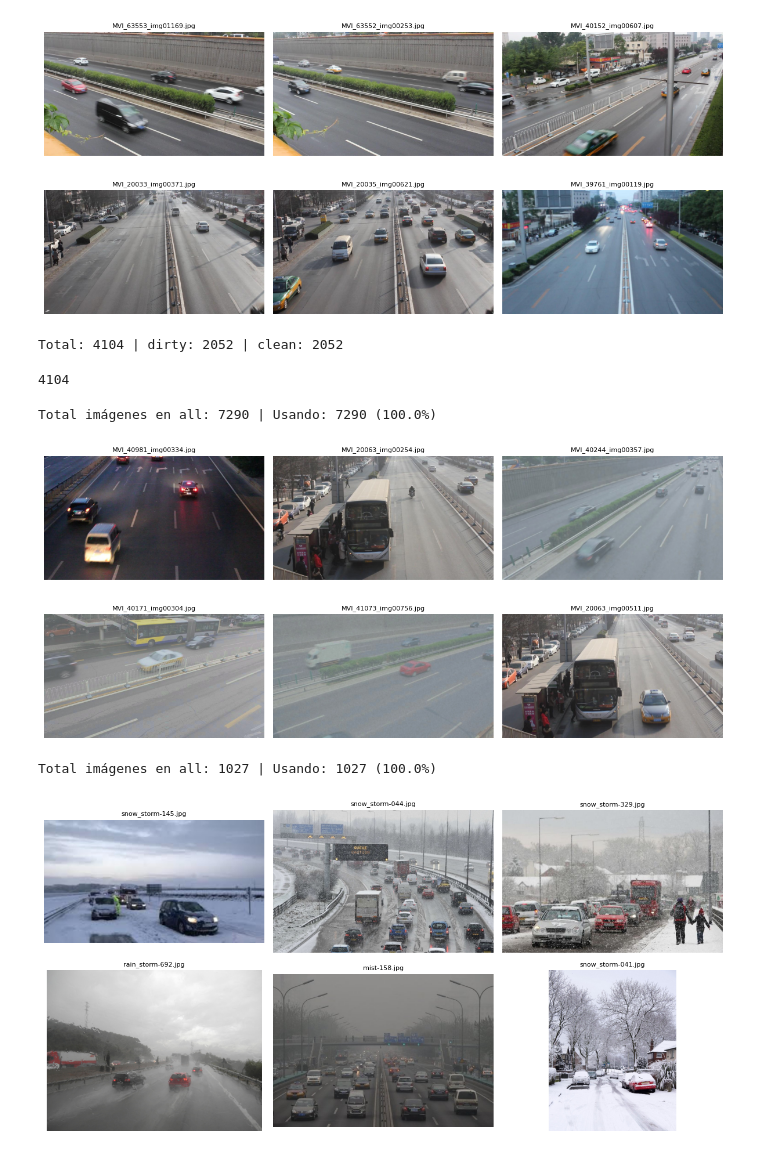
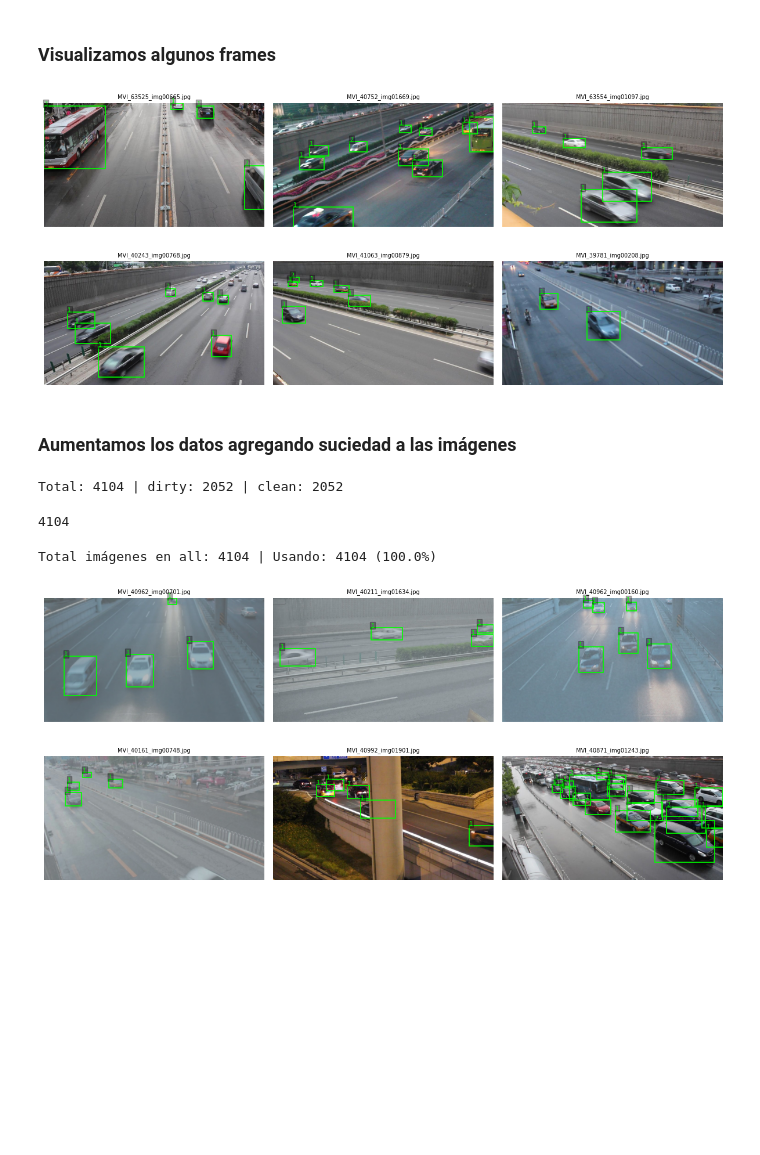
Before and after one commit to martinbianchi0/VisionTrafficGuard, a Jupyter notebook: tracking/01_datos_y_suciedad.ipynb, the cells around one changed output. Drawn from its saved outputs; the diff is of its cells as text; code cells hidden in the pictures; blank space fills up the shorter version.

```diff
--- a/tracking/01_datos_y_suciedad.ipynb
+++ b/tracking/01_datos_y_suciedad.ipynb
@@ -42,13 +51,19 @@ Total imágenes en train: 82085 | Usando: 4104 (5.0%)
+# %% [markdown]
+### Visualizamos algunos frames
 # %%
 preview_sequence_grid(
     image_paths=clean_image_paths,
-    sequence_filter=None,   # o "MVI_20011" si querés una secuencia fija
+    sequence_filter=None,
     n_rows=2,
     n_cols=3,
     random_sample=True,
+    show_boxes=True,
+    labels_root=DETRAC_ROOT / "labels" / "train"
 )
 # %% [output]
-[figure, old version]
+[figure, new version]
+# %% [markdown]
+### Aumentamos los datos agregando suciedad a las imágenes
 # %%
 MIXED_IMAGES_DIR = MIXED_ROOT / "images"
 MIXED_LABELS_DIR = MIXED_ROOT / "labels"
@@ -91,44 +106,24 @@ Total: 4104 | dirty: 2052 | clean: 2052
 # %%
 subset_mixed = load_dataset_subset(
     base_dir=MIXED_ROOT,
     split=None,
     images_subdir="images",
     labels_subdir="labels",
     percent=100.0,
     shuffle=True,
 )
 
 mixed_image_paths = subset_mixed["image_paths"]
 
 preview_sequence_grid(
     image_paths=mixed_image_paths,
     sequence_filter=None,
     n_rows=2,
     n_cols=3,
     random_sample=True,
+    show_boxes=True,
+    labels_root=DETRAC_ROOT / "labels" / "train"
 )
 # %% [output]
-Total imágenes en all: 7290 | Usando: 7290 (100.0%)
+Total imágenes en all: 4104 | Usando: 4104 (100.0%)
-[figure, old version]
+[figure, new version]
-# %%
-subset_archive = load_dataset_subset(
-    base_dir=ARCHIVE_ROOT,
-    split=None,
-    images_subdir="images",
-    labels_subdir="labels",
-    percent=100.0,
-    shuffle=True,
-)
-
-archive_image_paths = subset_archive["image_paths"]
-
-preview_sequence_grid(
-    image_paths=archive_image_paths,
-    sequence_filter=None,
-    n_rows=2,
-    n_cols=3,
-    random_sample=True,
-)
-# %% [output]
-Total imágenes en all: 1027 | Usando: 1027 (100.0%)
-[figure, removed]
```
Also changed, not shown: parts of 7 cells of this notebook, 16 other files.
